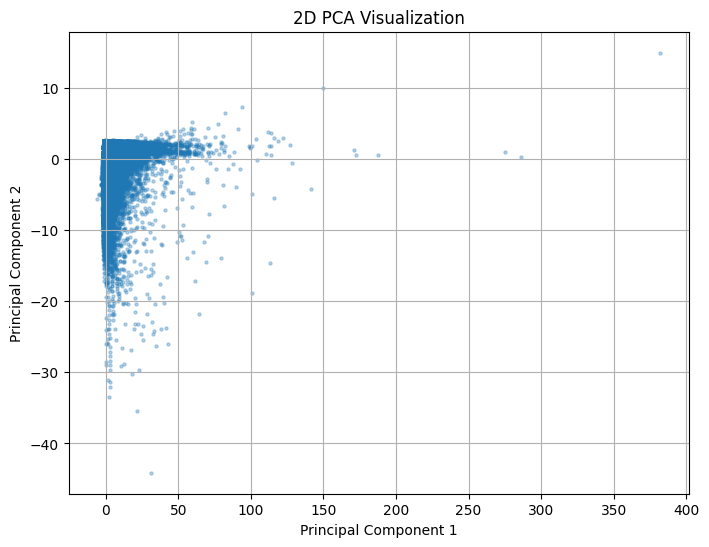
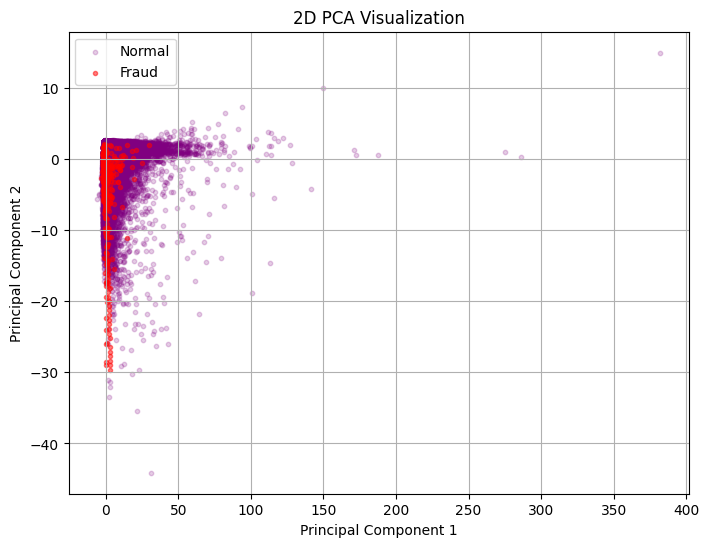
The change to this notebook cell's code, shown as a diff; its figure went from the first image to the second:
--- before
+++ after
@@ -3,5 +3,5 @@
 pca_2d = PCA(n_components=2)
 
-X_pca_2d = pca_2d.fit_transform(X)
+X_pca_2d = pca_2d.fit_transform(X_pca)
 
 # Plotting the first two principal components.
@@ -9,11 +9,22 @@
 plt.figure(figsize=(8,6))
 
+
 plt.scatter(
-    X_pca_2d[:,0],
-    X_pca_2d[:,1],
-    s=5,
-    alpha=0.3
+    X_pca_2d[y == 0, 0],
+    X_pca_2d[y == 0, 1],
+    c='purple',
+    alpha=0.2,
+    s=10,
+    label='Normal'
 )
 
+plt.scatter(
+    X_pca_2d[y == 1, 0],
+    X_pca_2d[y == 1, 1],
+    c='red',
+    alpha=0.5,
+    s=9,
+    label='Fraud'
+)
 plt.title("2D PCA Visualization")
 
@@ -23,4 +34,4 @@
 
 plt.grid(True)
-
+plt.legend()
 plt.show()

Commit: Created using Colab